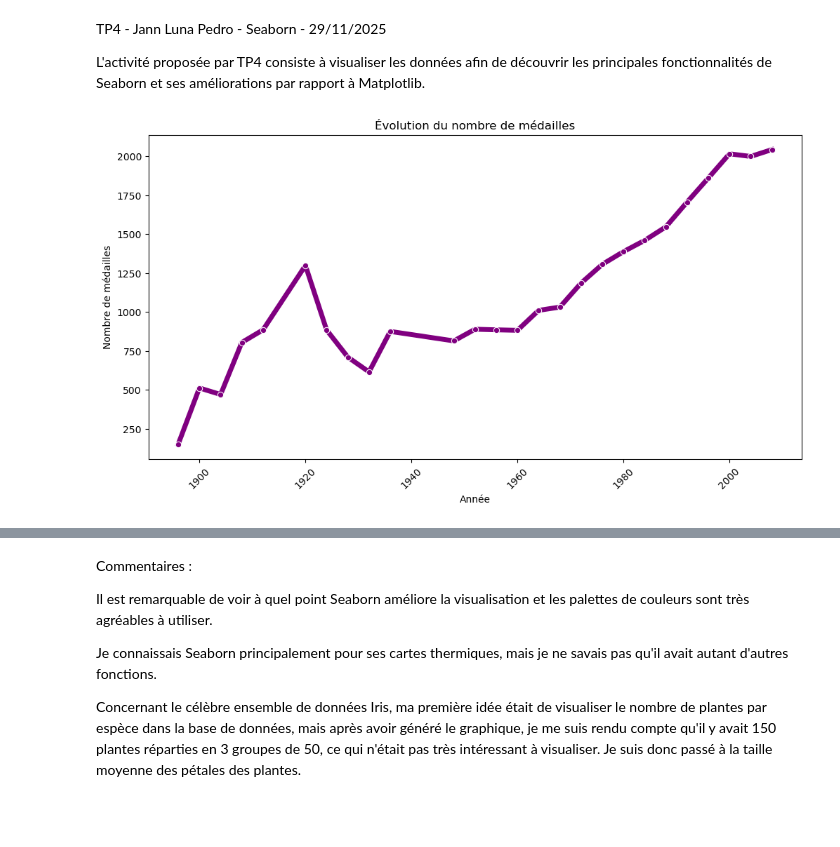
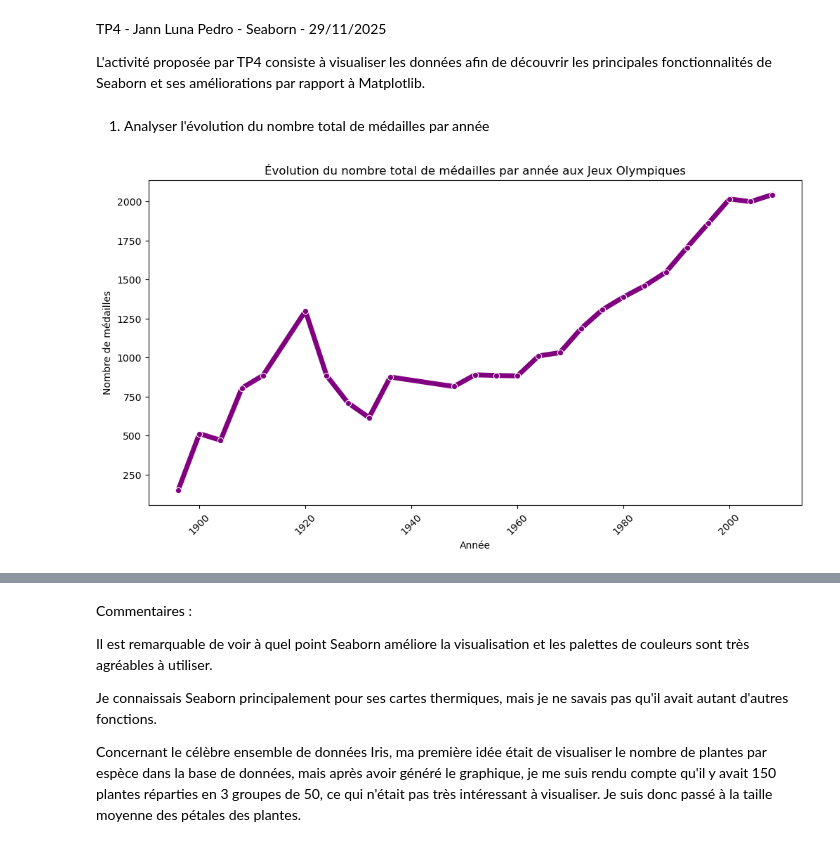
Before and after one commit to pjann42/Informatique-3-Python-Scientifique, a Jupyter notebook: tp6.ipynb, the cells around one changed output, grey strips where cells are left out. Saved outputs shown, nothing was run; the diff lists cells and outputs as text; code cells hidden in the pictures; blank space fills up the shorter version.

```diff
--- a/tp6.ipynb
+++ b/tp6.ipynb
@@ -9,21 +9,21 @@ import matplotlib.pyplot as plt
 # %%
 data = pd.read_csv("olympics.csv", sep="\t")
 # data.head()
+# %% [markdown]
+1. Analyser l'évolution du nombre total de médailles par année
 # %%
-#1. analyser l'évolution du nombre total de médailles par année
-
 #médailles par année
 comptes_annee = data['Year'].value_counts()
 
 #mettre en ordre chronologique
 comptes_tries = comptes_annee.sort_index()
 
 plt.figure(figsize=(12, 6))
 sns.lineplot(x=comptes_tries.index, y=comptes_tries.values, linewidth=5, color='purple', marker='o')
-plt.title("Évolution du nombre de médailles")
+plt.title("Évolution du nombre total de médailles par année aux Jeux Olympiques")
 plt.ylabel("Nombre de médailles")
 plt.xlabel("Année")
 plt.xticks(rotation=45)
 plt.show()
 # %% [output]
-[figure, old version]
+[figure, new version]
```
Also changed, not shown: parts of 11 cells of this notebook.
